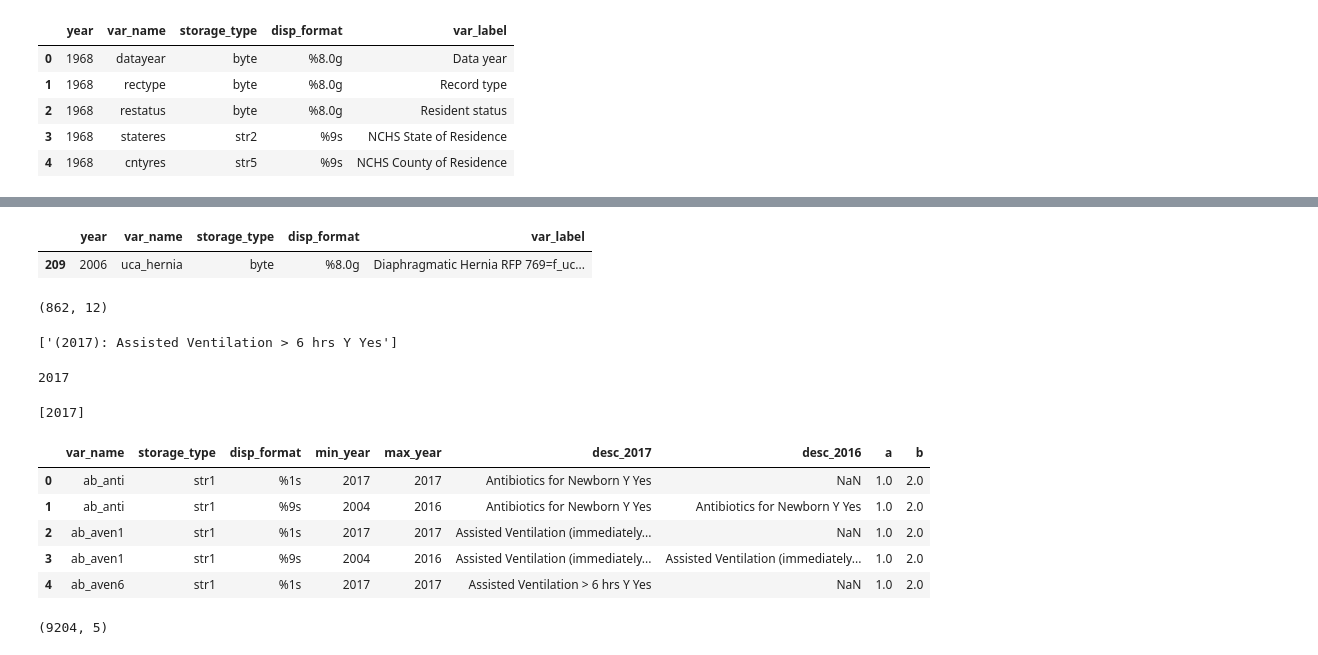
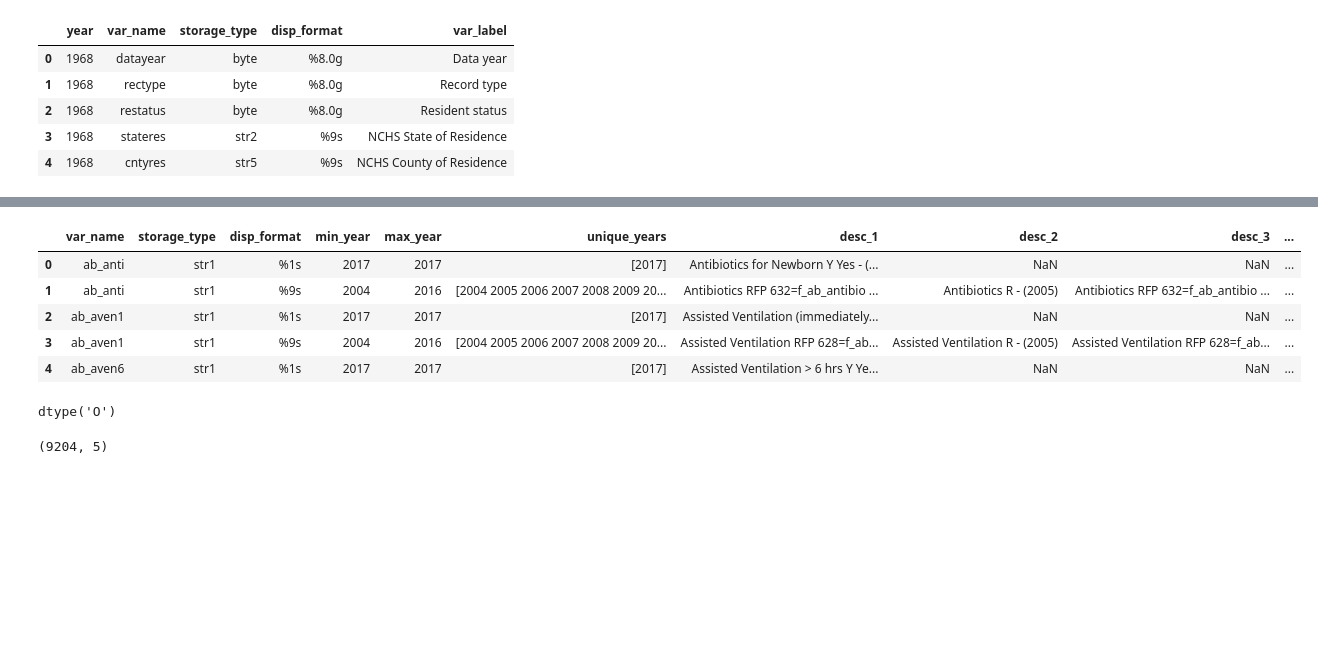
Before and after one commit to tvhahn/cdc-birth-data, a Jupyter notebook: notebooks/scratch/parse_desc_txt.ipynb, the cells around one changed output, grey strips where cells are left out. Cells and saved outputs as stored; diff of their text form; code cells hidden in the pictures; blank space fills up the shorter version.

```diff
--- a/notebooks/scratch/parse_desc_txt.ipynb
+++ b/notebooks/scratch/parse_desc_txt.ipynb
@@ -154,40 +156,25 @@ df_agg.head()
-# %%
-df[(df['var_name']=='uca_hernia') & (df['year']==2006)]
-# %% [output]
-|  | year | var_name | storage_type | disp_format | var_label |
-| 209 | 2006 | uca_hernia | byte | %8.0g | Diaphragmatic Hernia RFP 769=f_uc... |
-# %%
-df_agg.shape
-# %% [output]
-(862, 12)
-# %%
-var_label_list
-# %% [output]
-['(2017): Assisted Ventilation > 6 hrs Y Yes']
-# %%
-row['max_year']
-row['min_year']
-# %% [output]
-2017
-# %%
-list(range(row['min_year'], row['max_year']+1))
-# %% [output]
-[2017]
-# %%
-df_agg
-# %% [output]
-|  | var_name | storage_type | disp_format | min_year | max_year | desc_2017 | desc_2016 | a | b |
-| 0 | ab_anti | str1 | %1s | 2017 | 2017 | Antibiotics for Newborn Y Yes | NaN | 1.0 | 2.0 |
-| 1 | ab_anti | str1 | %9s | 2004 | 2016 | Antibiotics for Newborn Y Yes | Antibiotics for Newborn Y Yes | 1.0 | 2.0 |
-| 2 | ab_aven1 | str1 | %1s | 2017 | 2017 | Assisted Ventilation (immediately... | NaN | 1.0 | 2.0 |
-| 3 | ab_aven1 | str1 | %9s | 2004 | 2016 | Assisted Ventilation (immediately... | Assisted Ventilation (immediately... | 1.0 | 2.0 |
-| 4 | ab_aven6 | str1 | %1s | 2017 | 2017 | Assisted Ventilation > 6 hrs Y Yes | NaN | 1.0 | 2.0 |
 # %%
 # save df as csv
 df_agg.to_csv('descriptions.csv', index=False)
 
 # save df as excel
 df_agg.to_excel('descriptions.xlsx', index=False)
+# %%
+# load df_agg from xlsx
+df2 = pd.read_excel('descriptions.xlsx')
+# %%
+df2.head()
+# %% [output]
+|  | var_name | storage_type | disp_format | min_year | max_year | unique_years | desc_1 | desc_2 | desc_3 | ... |
+| 0 | ab_anti | str1 | %1s | 2017 | 2017 | [2017] | Antibiotics for Newborn Y Yes - (... | NaN | NaN | ... |
+| 1 | ab_anti | str1 | %9s | 2004 | 2016 | [2004 2005 2006 2007 2008 2009 20... | Antibiotics RFP 632=f_ab_antibio ... | Antibiotics R - (2005) | Antibiotics RFP 632=f_ab_antibio ... | ... |
+| 2 | ab_aven1 | str1 | %1s | 2017 | 2017 | [2017] | Assisted Ventilation (immediately... | NaN | NaN | ... |
+| 3 | ab_aven1 | str1 | %9s | 2004 | 2016 | [2004 2005 2006 2007 2008 2009 20... | Assisted Ventilation RFP 628=f_ab... | Assisted Ventilation R - (2005) | Assisted Ventilation RFP 628=f_ab... | ... |
+| 4 | ab_aven6 | str1 | %1s | 2017 | 2017 | [2017] | Assisted Ventilation > 6 hrs Y Ye... | NaN | NaN | ... |
+# %%
+df_agg['unique_years'].dtype
+# %% [output]
+dtype('O')
 # %%
 df.shape
 # %% [output]
```
Also changed, not shown: parts of 5 cells of this notebook.
